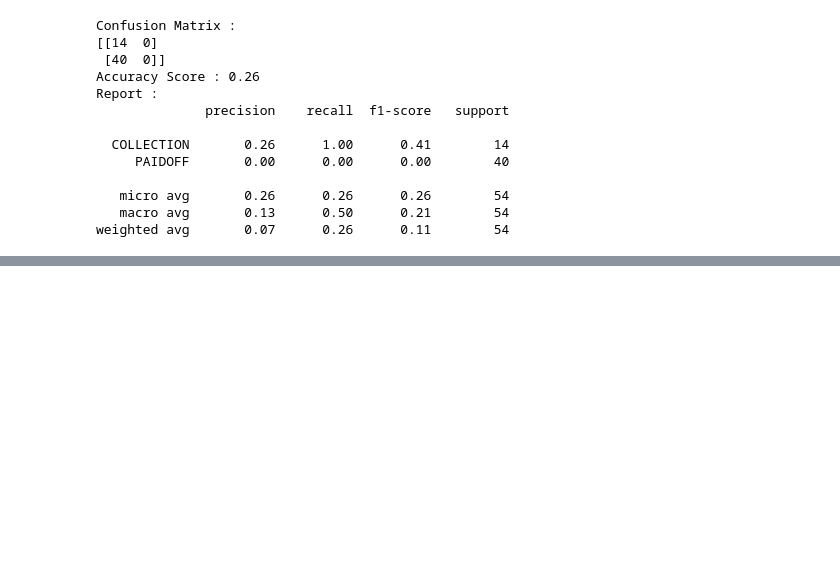
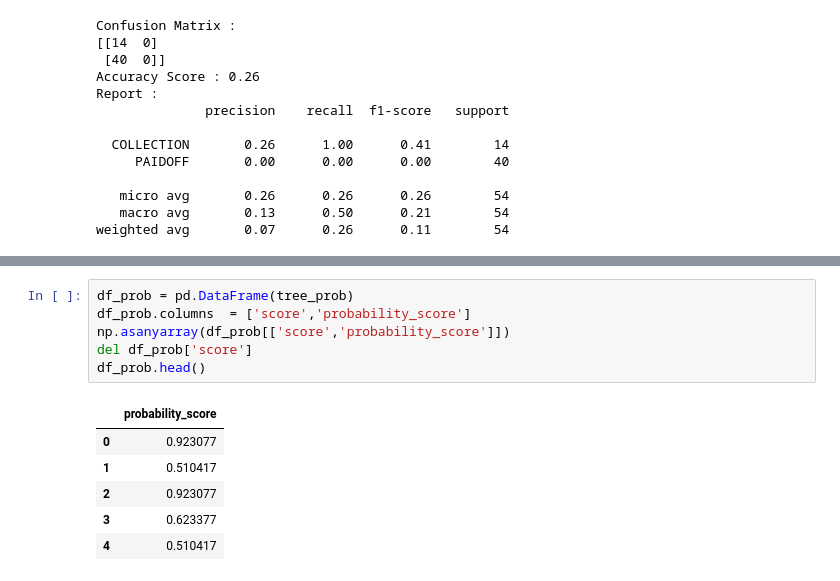
Before and after one commit to carlos-datascientist/loan-classification, a Jupyter notebook: loan-classifier.ipynb, the cells around one changed output, grey strips where cells are left out. Drawn from its saved outputs; the diff is of its cells as text; blank space fills up the shorter version.

```diff
--- a/loan-classifier.ipynb
+++ b/loan-classifier.ipynb
@@ -782,0 +803,13 @@ You should be able to report the accuracy of the built model using different eva
+# %%
+df_prob = pd.DataFrame(tree_prob)
+df_prob.columns  = ['score','probability_score']
+np.asanyarray(df_prob[['score','probability_score']])
+del df_prob['score']
+df_prob.head()
+# %% [output]
+|  | probability_score |
+| 0 | 0.923077 |
+| 1 | 0.510417 |
+| 2 | 0.923077 |
+| 3 | 0.623377 |
+| 4 | 0.510417 |
```
Also changed, not shown: parts of 8 cells of this notebook.
